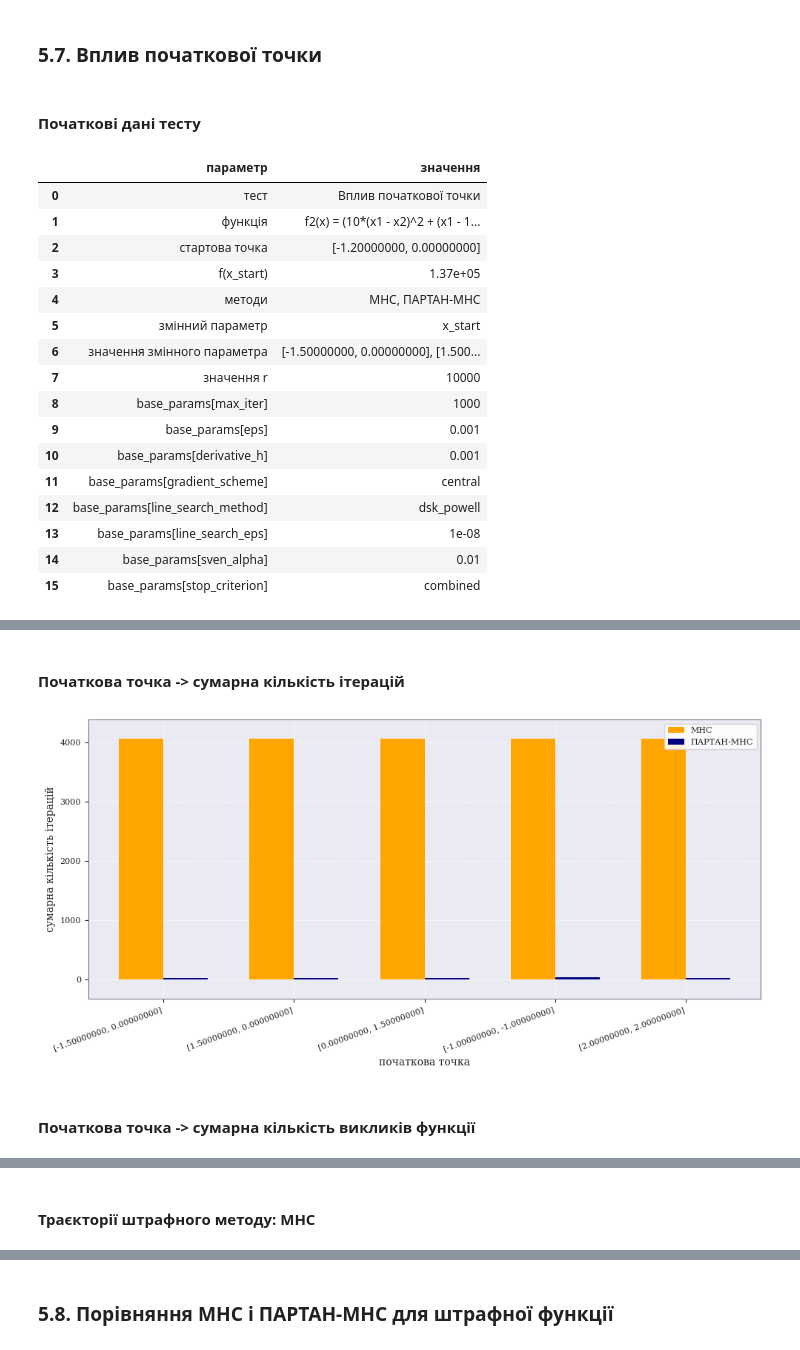
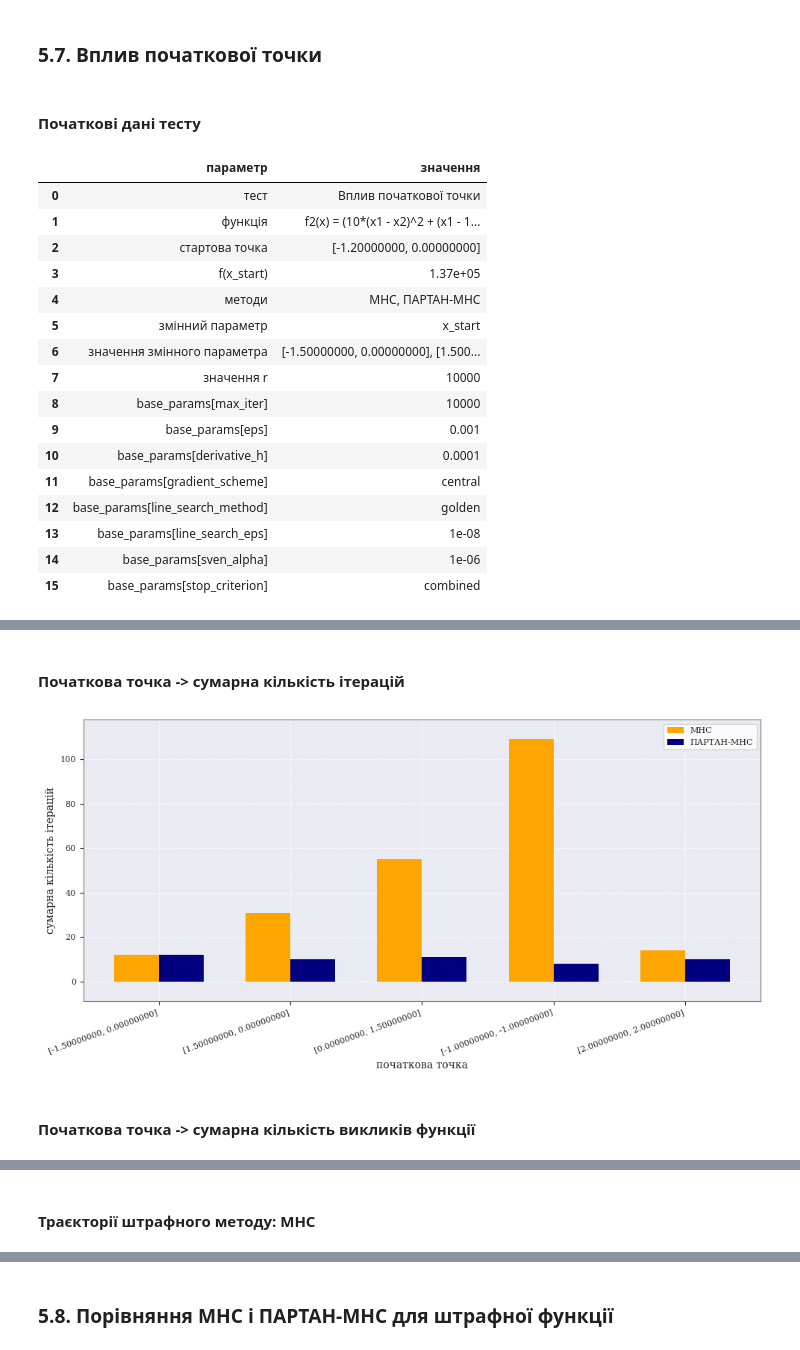
Before and after one commit to sburdiug/my_optimization_methods, a Jupyter notebook: cw/partan_mns_experiments.ipynb, the cells around one changed output, grey strips where cells are left out. Saved outputs shown, nothing was run; the diff lists cells and outputs as text; code cells hidden in the pictures.

```diff
--- a/cw/partan_mns_experiments.ipynb
+++ b/cw/partan_mns_experiments.ipynb
@@ -499,11 +535,13 @@ plt.show()
 ## 4. Безумовна оптимізація
 # %%
 display(Markdown("### 4.1. Вплив величини кроку при обчисленні похідних"))
+methods_for_eps = {"ПАРТАН-МНС": METHODS["ПАРТАН-МНС"]}
+
 show_test_initial_data(
     "Вплив величини кроку при обчисленні похідних",
     varied_parameter=PARAMETER_LABELS["derivative_h"],
     varied_values=EXPERIMENTS["derivative_h"],
-    methods=list(METHODS),
+    methods=list(methods_for_eps),
 )
 h_table = sweep_table("derivative_h")
 show_table(h_table)
@@ -665,5 +703,4 @@ plt.show()
 # %%
-base_params["derivative_h"] = 1e-3
 display(Markdown("**Оновлення після 4.1:** base_params[derivative_h] = 0.001"))
 display(Markdown("### 4.2. Вплив схеми чисельного диференціювання"))
 show_test_initial_data(
@@ -1763,7 +2114,8 @@ def penalty_optimization_points(start_callable, start_point, penalty_values, opt
 
 trajectory_r_values = R_VALUES_AFTER_52
 start_points_array = np.array(penalty_start_points, dtype=float)
-start_color_values = plt.get_cmap("tab10")(np.linspace(0, 1, len(start_points_array)))
+classic_start_colors = ["tab:green", "tab:blue", "gold", "tab:red", "tab:purple"]
+start_color_values = [classic_start_colors[i % len(classic_start_colors)] for i in range(len(start_points_array))]
 
 for start_method_name, start_callable in METHODS.items():
     fig, ax = plt.subplots(figsize=(8, 6))
@@ -1807,12 +2159,12 @@ display(Markdown("**Conclusion.** The starting point mainly changes the computat
 | 5 | змінний параметр | x_start |
 | 6 | значення змінного параметра | [-1.50000000, 0.00000000], [1.500... |
 | 7 | значення r | 10000 |
-| 8 | base_params[max_iter] | 1000 |
+| 8 | base_params[max_iter] | 10000 |
 | 9 | base_params[eps] | 0.001 |
-| 10 | base_params[derivative_h] | 0.001 |
+| 10 | base_params[derivative_h] | 0.0001 |
 | 11 | base_params[gradient_scheme] | central |
-| 12 | base_params[line_search_method] | dsk_powell |
+| 12 | base_params[line_search_method] | golden |
 | 13 | base_params[line_search_eps] | 1e-08 |
-| 14 | base_params[sven_alpha] | 0.01 |
+| 14 | base_params[sven_alpha] | 1e-06 |
 | 15 | base_params[stop_criterion] | combined |
 |  | метод | початкова точка | кінцева точка | значення початкової функції | значення обмеження g(x) | ... |
@@ -1829,3 +2181,3 @@ display(Markdown("**Conclusion.** The starting point mainly changes the computat
 #### Початкова точка -> сумарна кількість ітерацій
-[figure, old version]
+[figure, new version]
 #### Початкова точка -> сумарна кількість викликів функції
```
Also changed, not shown: parts of 24 cells of this notebook, 4 other files.
